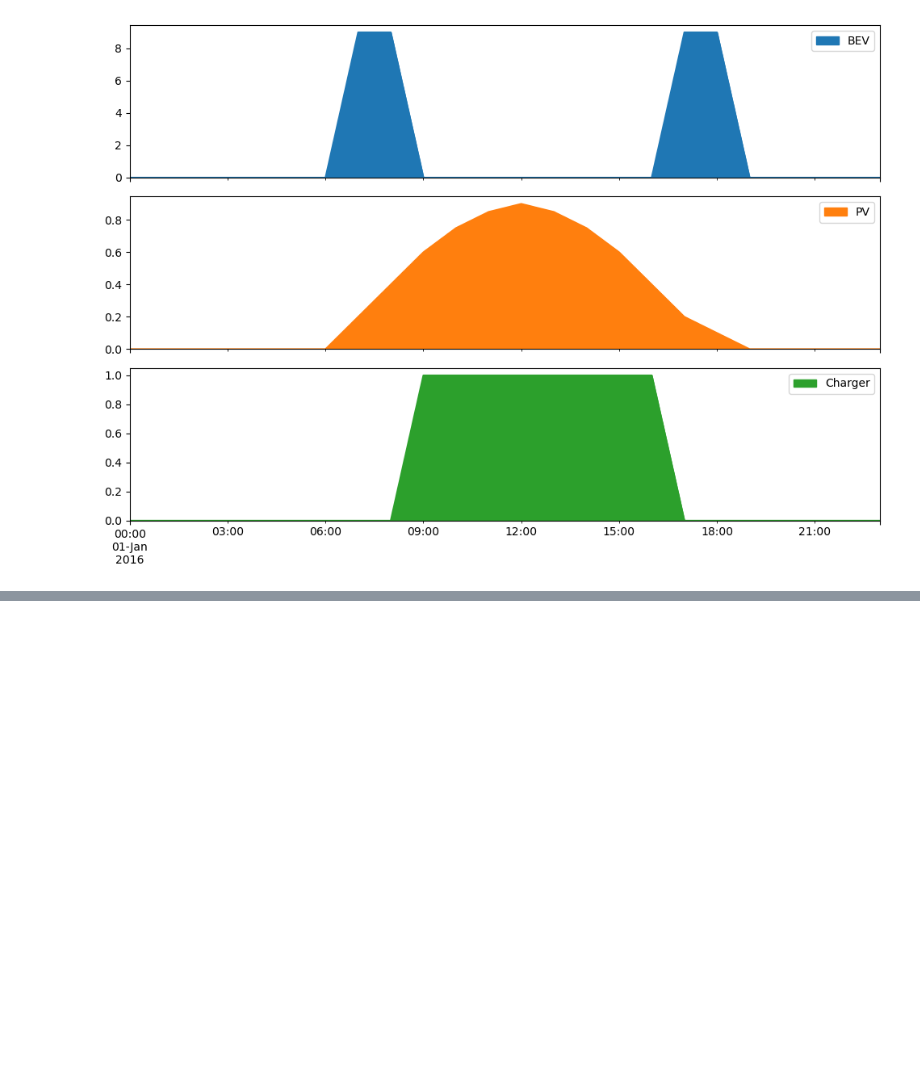
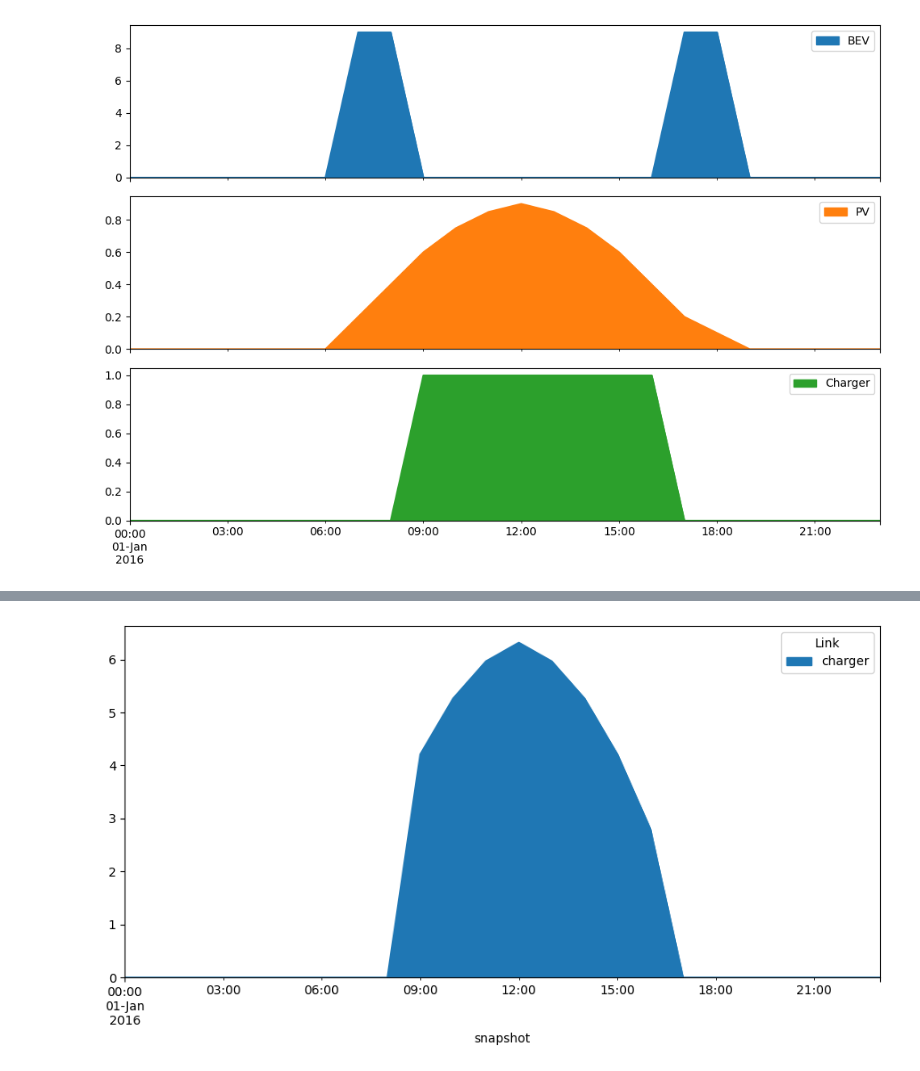
Before and after one commit to eddiesholl/gridsim, a Jupyter notebook: pypsa.ipynb, the cells around one changed output, grey strips where cells are left out. Cells and saved outputs as stored; diff of their text form; code cells hidden in the pictures; blank space fills up the shorter version.

```diff
--- a/pypsa.ipynb
+++ b/pypsa.ipynb
@@ -31,0 +127,5 @@ plt.tight_layout()
+# %%
+network.links_t.p0.plot.area(figsize=(9, 5))
+plt.tight_layout()
+# %% [output]
+[figure, added]
```
Also changed, not shown: parts of 6 cells of this notebook, 2 other files.
